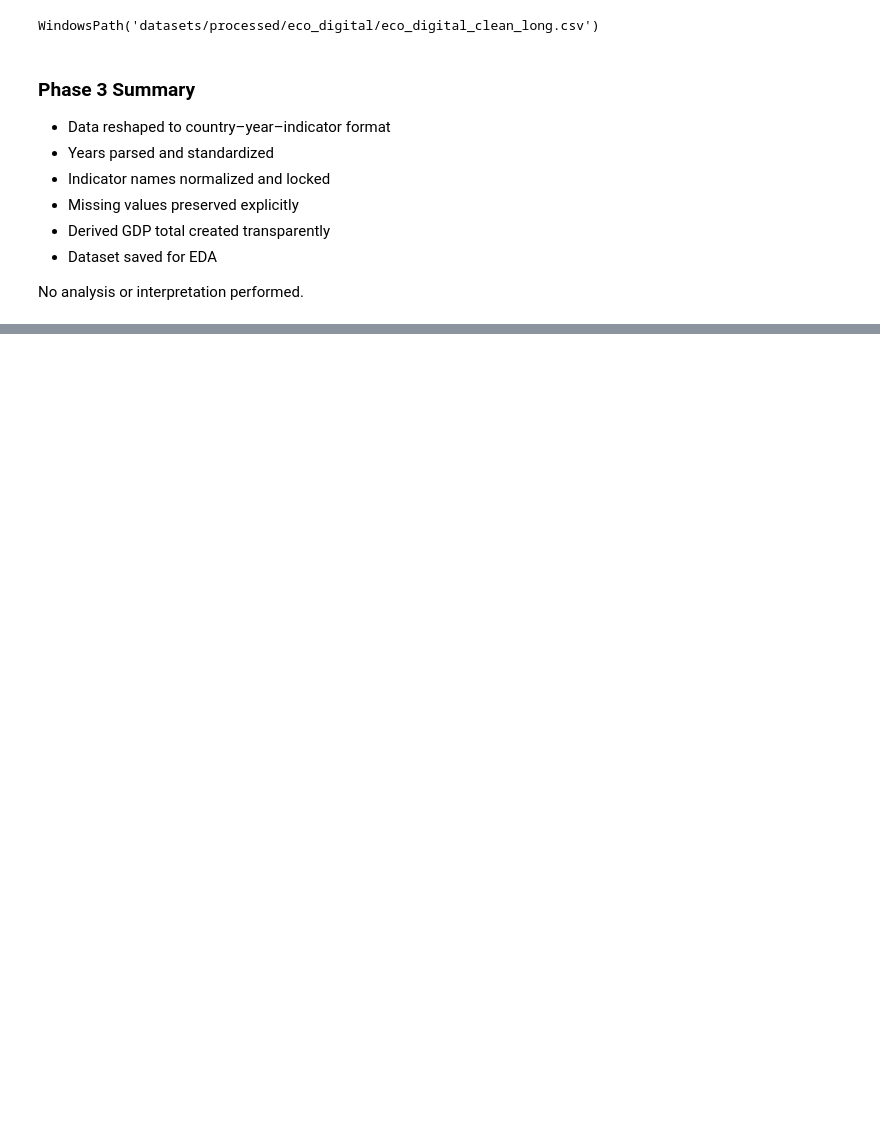
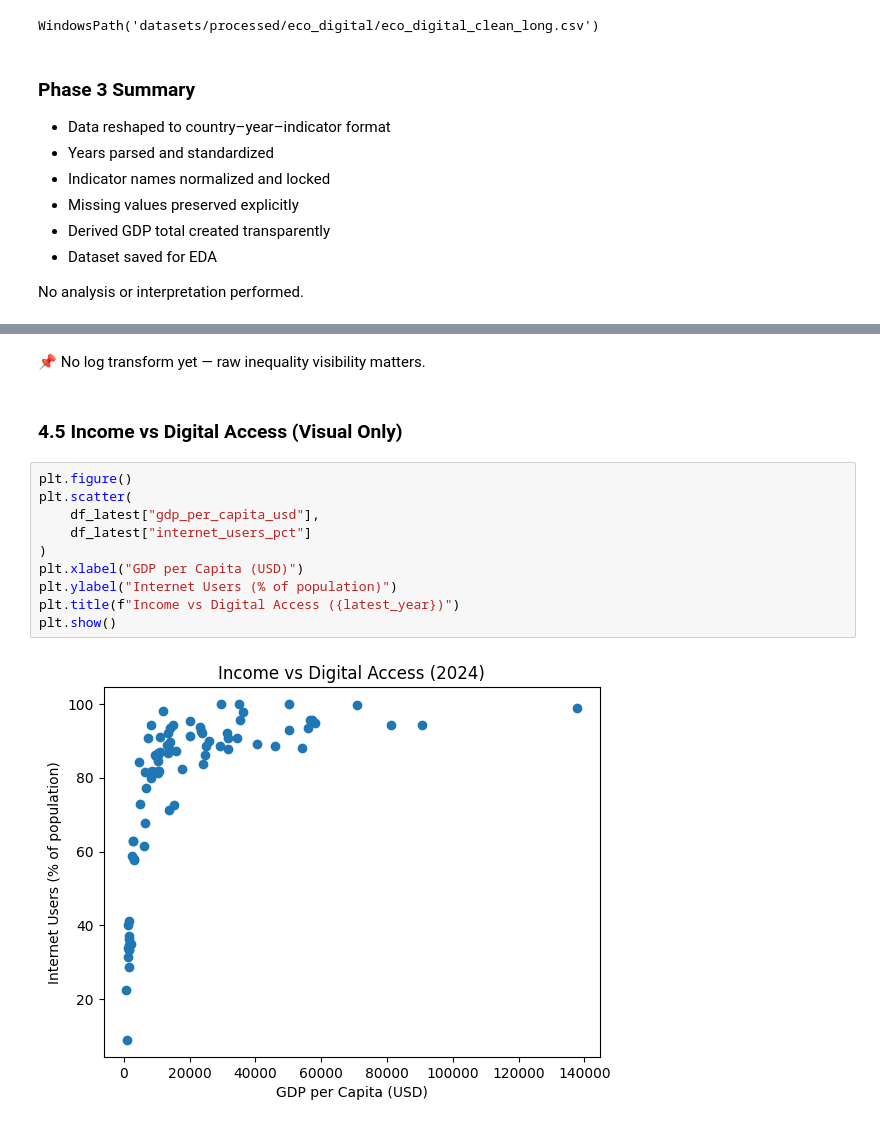
Before and after one commit to Comrade-1729/EDA_MLOPS-Portfolio, a Jupyter notebook: notebooks/03_economic_digital_divide_eda.ipynb, the cells around one changed output, grey strips where cells are left out. Saved outputs shown, nothing was run; the diff lists cells and outputs as text; blank space fills up the shorter version.

Commit message:
domain3: add inequality framing and gap analysis (Phase 5)

```diff
--- a/notebooks/03_economic_digital_divide_eda.ipynb
+++ b/notebooks/03_economic_digital_divide_eda.ipynb
@@ -496,0 +591,16 @@ No analysis or interpretation performed.
+# %% [markdown]
+📌 No log transform yet — raw inequality visibility matters.
+# %% [markdown]
+### 4.5 Income vs Digital Access (Visual Only)
+# %%
+plt.figure()
+plt.scatter(
+    df_latest["gdp_per_capita_usd"],
+    df_latest["internet_users_pct"]
+)
+plt.xlabel("GDP per Capita (USD)")
+plt.ylabel("Internet Users (% of population)")
+plt.title(f"Income vs Digital Access ({latest_year})")
+plt.show()
+# %% [output]
+[figure, added]
```
Also changed, not shown: parts of 62 cells of this notebook.
